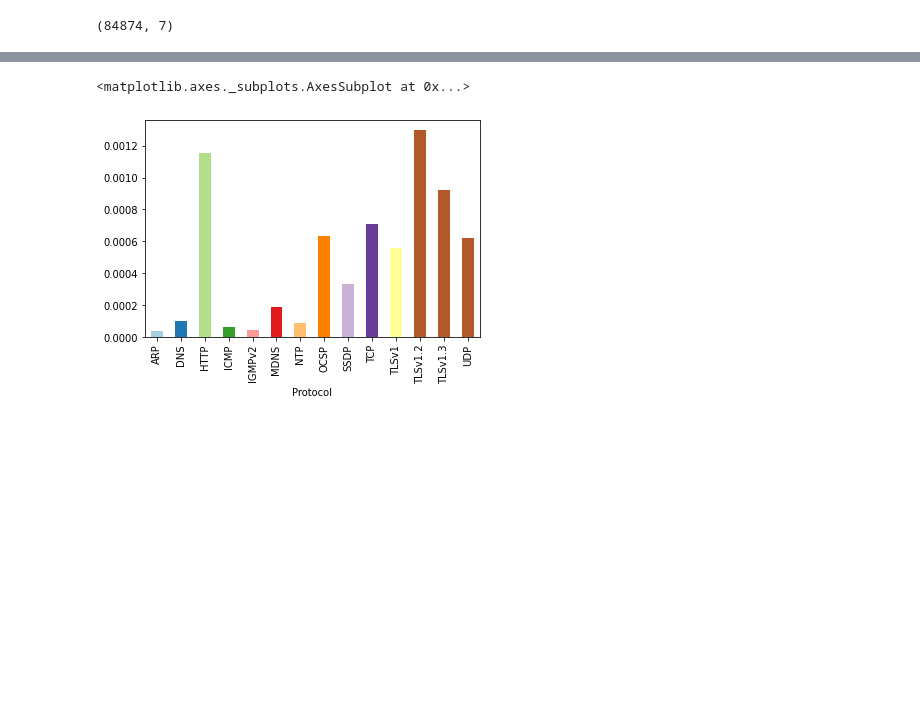
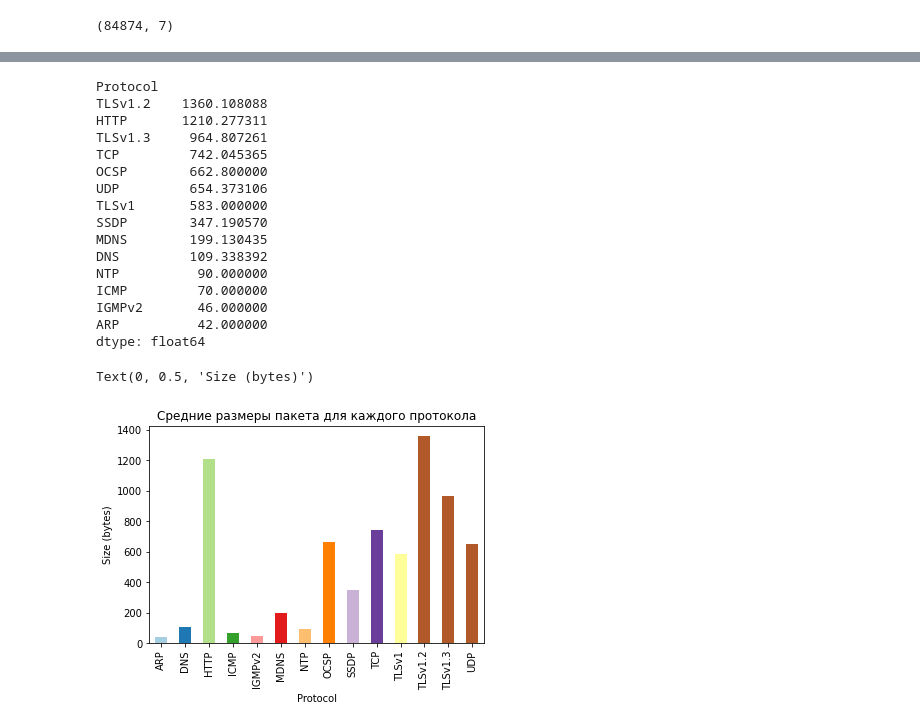
Before and after one commit to Safintim/traffic_analysis, a Jupyter notebook: analyze.ipynb, the cells around one changed output, grey strips where cells are left out. Saved outputs shown, nothing was run; the diff lists cells and outputs as text; code cells hidden in the pictures; blank space fills up the shorter version.

```diff
--- a/analyze.ipynb
+++ b/analyze.ipynb
@@ -62,6 +96,25 @@ df_p.plot(kind='bar', color=plt.cm.Paired(np.arange(len(df))))
 # %%
-df_a_p = df_sum_length_mb / df_p
-df_a_p.plot(kind='bar', color=plt.cm.Paired(np.arange(len(df))))
+df_a_p = df_sum_length / df_p
+print(df_a_p.sort_values(ascending=False).head(20))
+axes = df_a_p.plot(kind='bar', color=plt.cm.Paired(np.arange(len(df))), title='Средние размеры пакета для каждого протокола')
+axes.set_xlabel('Protocol')
+axes.set_ylabel('Size (bytes)')
 # %% [output]
-<matplotlib.axes._subplots.AxesSubplot at 0x...>
+Protocol
+TLSv1.2    1360.108088
+HTTP       1210.277311
+TLSv1.3     964.807261
+TCP         742.045365
+OCSP        662.800000
+UDP         654.373106
+TLSv1       583.000000
+SSDP        347.190570
+MDNS        199.130435
+DNS         109.338392
+NTP          90.000000
+ICMP         70.000000
+IGMPv2       46.000000
+ARP          42.000000
+dtype: float64
+Text(0, 0.5, 'Size (bytes)')
-[figure, old version]
+[figure, new version]
```
Also changed, not shown: parts of 2 cells of this notebook, 7 other files.
